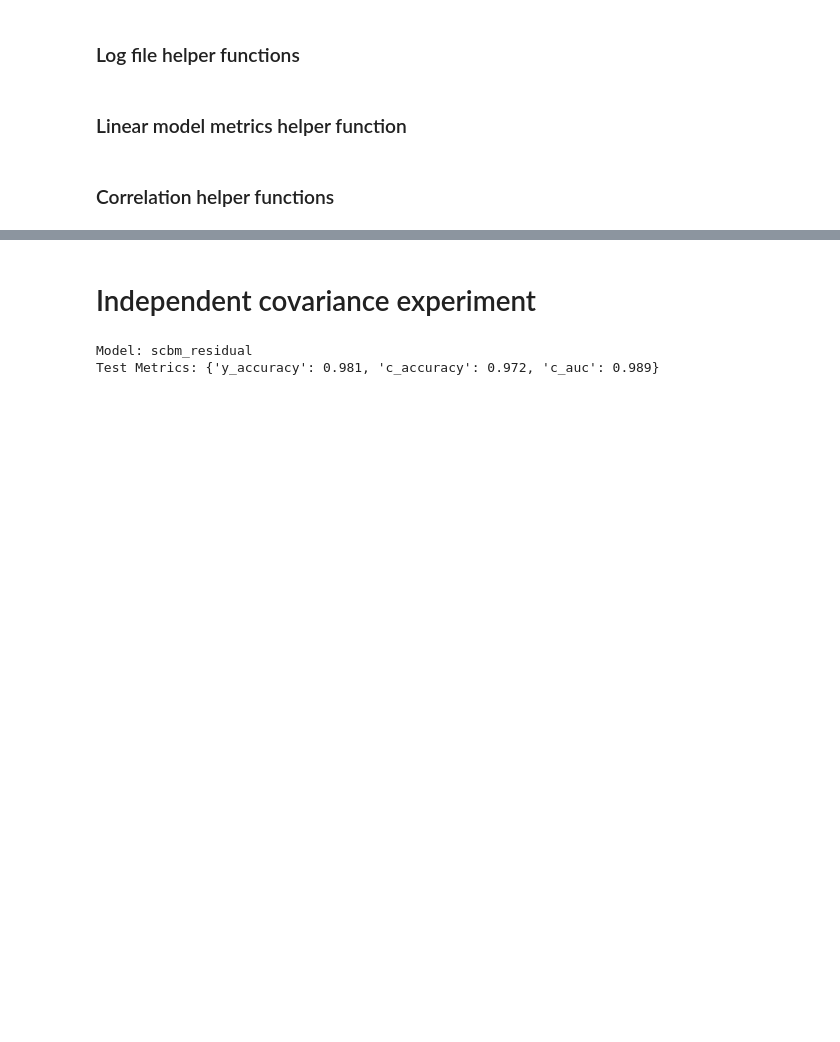
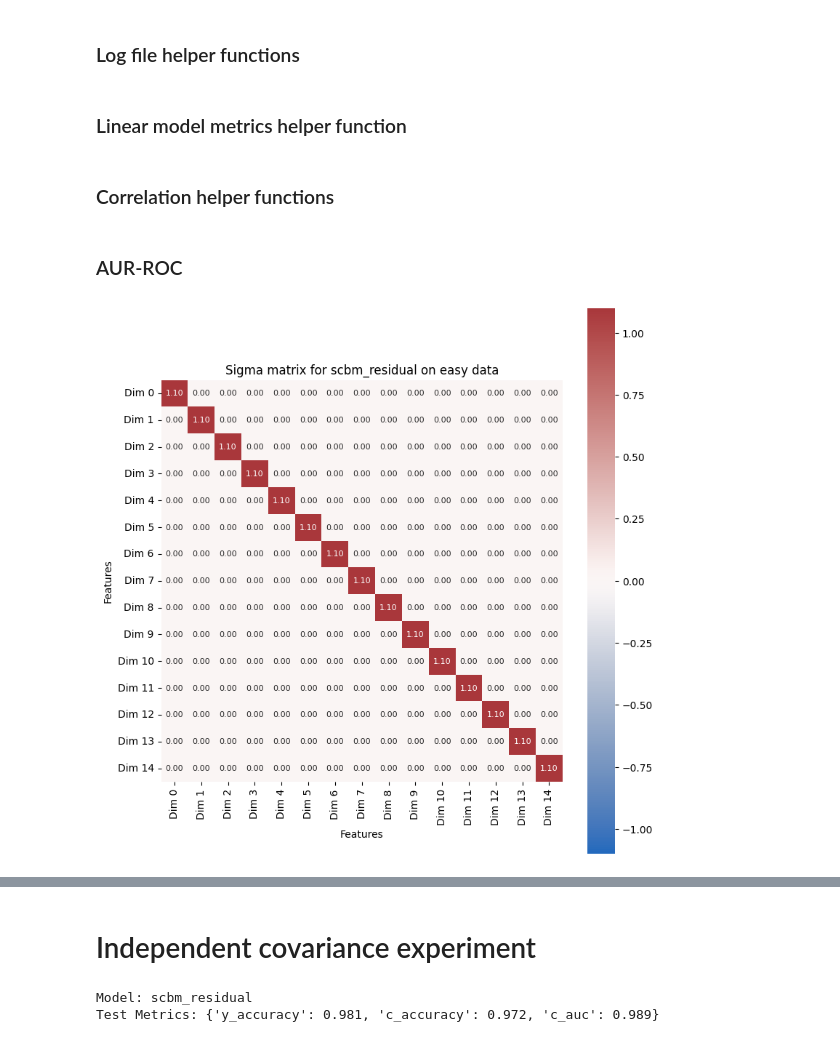
Before and after one commit to stephenmarcou/SCBM_implementation, a Jupyter notebook: residual_channel_analysis.ipynb, the cells around one changed output, grey strips where cells are left out. Cells and saved outputs as stored; diff of their text form; code cells hidden in the pictures; blank space fills up the shorter version.

Commit message:
update folder to load synthetic data

```diff
--- a/residual_channel_analysis.ipynb
+++ b/residual_channel_analysis.ipynb
@@ -54,7 +55,7 @@ def dataset_info(model, model_path, dataset="synthetic_res_scbm"):
                 info[key.strip()] = value.strip()
     return info
 
-
+# Used in other cells
 def get_data_dir_path_from_model_log(model, model_path, dataset="synthetic_res_scbm"):
     log_file_path = os.path.join("experiments", model, dataset, model_path, "log.txt")
     with open(log_file_path, "r") as f:
@@ -67,6 +68,20 @@ def get_data_dir_path_from_model_log(model, model_path, dataset="synthetic_res_s
         data_dir = "/".join(data_dir.split("/")[-1:])
     full_datapath = os.path.join("datasets", dataset, data_dir)
     return full_datapath
+
+# New cells use this
+def get_data_dir_path_from_model_log(full_model_path):
+    log_file_path = os.path.join(full_model_path, "log.txt")
+    with open(log_file_path, "r") as f:
+        lines = f.readlines()
+        for line in lines:
+            if line.startswith("data_dir:"):
+                data_dir_line = line
+                break
+        data_dir = data_dir_line.split("data_dir:")[1].strip()
+        data_dir = "/".join(data_dir.split("/")[-1:])
+
+    return data_dir
 # %% [markdown]
 ### Linear model metrics helper function
 # %%
@@ -108,13 +123,15 @@ def corr_matrix(A, B, eps=1e-8):
 
 
 
-def plot_sigma_heatmap(Sigma, obs_dim, labels=None, title="", xlabel="", ylabel="", vmax=None, vmin=None, figsize=(8,8), cmap="vlag"):
+def plot_sigma_heatmap(Sigma, obs_dim=None, labels=None, title="", xlabel="", ylabel="", vmax=None, vmin=None, figsize=(8,8), cmap="vlag"):
     # Sigma: numpy array (n,n)
     fmt=".2f"
     plt.figure(figsize=figsize)
     if vmin is None or vmax is None:
         m = np.abs(Sigma).max()
         vmin, vmax = -m, m
+    if labels is None:
+        labels = [f"Dim {i}" for i in range(Sigma.shape[0])]
     ax = sns.heatmap(Sigma, cmap=cmap, center=0, vmin=vmin, vmax=vmax,
                      annot=True, fmt=fmt, annot_kws={"fontsize":8},
                      xticklabels=labels, yticklabels=labels, square=True)
@@ -129,3 +146,5 @@ def plot_sigma_heatmap(Sigma, obs_dim, labels=None, title="", xlabel="", ylabel=
     plt.title(title)
     plt.tight_layout()
     return ax
+# %% [markdown]
+### AUR-ROC
@@ -131,0 +198,56 @@ def plot_sigma_heatmap(Sigma, obs_dim, labels=None, title="", xlabel="", ylabel=
+# %%
+models = [("scbm_residual", "alpha_1.0_beta_1.0_rho_cr0_rho_cc0.0_rho_rr0.0_200_epochs_2026-06-04_17-42-45_ac44c", "easy")]
+data_root = "datasets/synthetic_res_scbm"
+root_scbm_experiments_dir = "experiments/scbm/synthetic_res_scbm"
+root_scbm_residual_dir = "experiments/scbm_residual/synthetic_res_scbm"
+
+for model, model_path, data_difficulty in models:
+    full_model_path = os.path.join(root_scbm_residual_dir, data_difficulty, model_path)
+
+
+
+    data_path = get_data_dir_path_from_model_log(full_model_path)
+
+    Sigma = torch.load(os.path.join(data_root, data_difficulty, data_path, "train","Sigma.pt"))
+
+    plot_sigma_heatmap(Sigma.numpy(), title=f"Sigma matrix for {model} on {data_difficulty} data", xlabel="Features", ylabel="Features")
+
+
+    data_file_path = get_data_dir_path_from_model_log(full_model_path)
+    full_data_path = os.path.join(data_root, data_difficulty, data_file_path)
+    hidden_concepts = torch.load(os.path.join(full_data_path, "test", "residuals.pt"))
+    w_hid = torch.load(os.path.join(full_data_path, "test", "w_hid.pt"))
+
+    relevant = np.where(np.abs(w_hid) > 1e-8)[0]
+
+    hidden_concepts_relevant = hidden_concepts[:, relevant]
+
+    # Model outputs
+    residuals_sample_mean = torch.load(os.path.join(full_model_path, "residuals_sample_mean.pt"))
+
+
+    residuals_sample_mean_column = [f"residuals_sample_mean_{i}" for i in range(residuals_sample_mean.shape[1])]
+    hidden_concepts_column = [f"hidden_concept_{i}" for i in range(hidden_concepts.shape[1])]
+
+    df = pd.concat(
+        [
+            pd.DataFrame(
+                residuals_sample_mean.numpy(),
+                columns=residuals_sample_mean_column,
+            ),
+            pd.DataFrame(
+                hidden_concepts_relevant.numpy(),
+                columns=[hidden_concepts_column[i] for i in relevant],
+            ),
+        ],
+        axis=1,
+    )
+
+    df = df.iloc[:500, :]
+    save_dir = os.path.join("experiments", "scbm_residual", "synthetic_res_scbm", data_difficulty, "analysis_csv", model_path)
+    os.makedirs(save_dir, exist_ok=True)
+    save_file = os.path.join(save_dir, "preds_sample_true_residuals.csv")
+    df.to_csv(save_file, index=False)
+    df.head()
+# %% [output]
+[figure, added]
```
Also changed, not shown: parts of 4 cells of this notebook, 1 other file.
